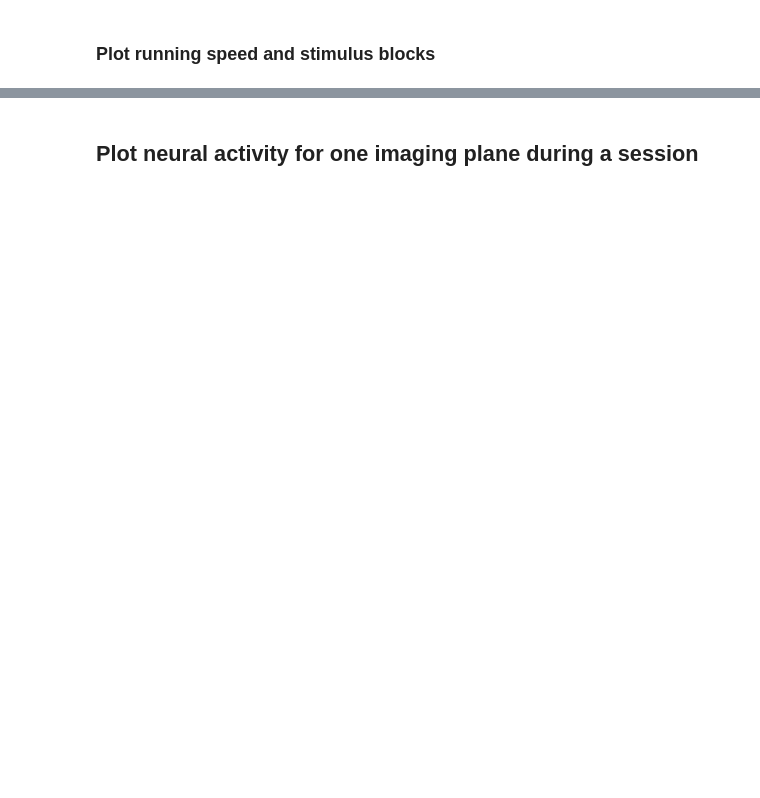
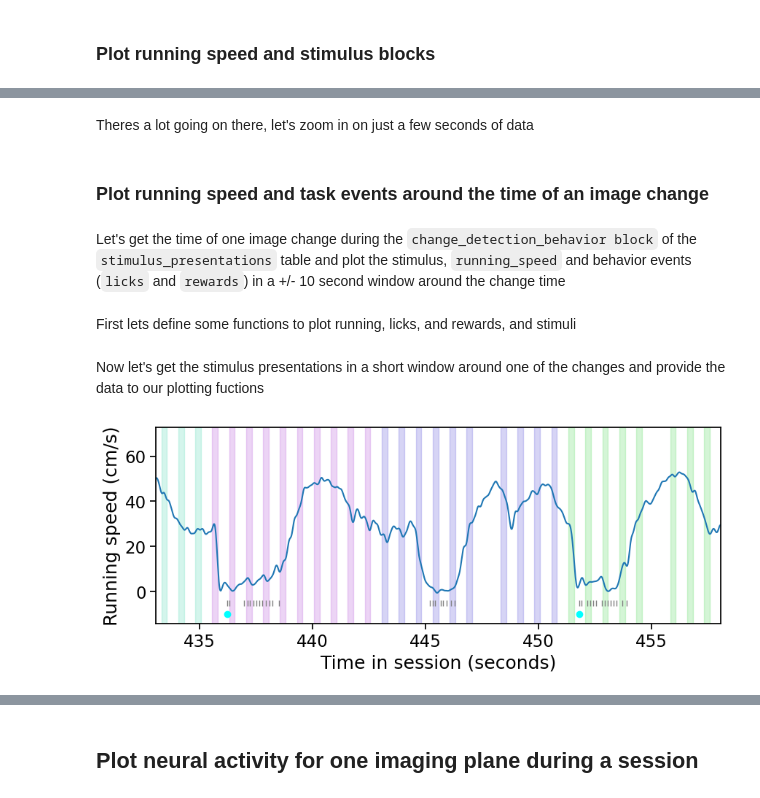
Before and after one commit to mattjdavis/SWDB_2024_Physiology, a Jupyter notebook: code/dev/Day1_VBO_intro.ipynb, the cells around one changed output, grey strips where cells are left out. Saved outputs shown, nothing was run; the diff lists cells and outputs as text; code cells hidden in the pictures; blank space fills up the shorter version.

```diff
--- a/code/dev/Day1_VBO_intro.ipynb
+++ b/code/dev/Day1_VBO_intro.ipynb
@@ -291,0 +194,8 @@ https://allenswdb.github.io/physiology/stimuli/visual-behavior/VB-Behavior.html
+# %% [markdown]
+Theres a lot going on there, let's zoom in on just a few seconds of data
+# %% [markdown]
+### Plot running speed and task events around the time of an image change
+# %% [markdown]
+Let's get the time of one image change during the `change_detection_behavior block` of the `stimulus_presentations` table and plot the stimulus, `running_speed` and behavior events (`licks` and `rewards`) in a +/- 10 second window around the change time
+# %% [markdown]
+First lets define some functions to plot running, licks, and rewards, and stimuli
@@ -291,0 +290,34 @@ https://allenswdb.github.io/physiology/stimuli/visual-behavior/VB-Behavior.html
+# %% [markdown]
+Now let's get the stimulus presentations in a short window around one of the changes and provide the data to our plotting fuctions
+# %%
+# Get change detection behavior block from stimulus presentations table
+stimulus_block_name = 'change_detection_behavior'
+change_detection_stimuli = stimulus_presentations[(stimulus_presentations.stimulus_block_name==stimulus_block_name)]
+
+# Get stimulus presentations corresponding to image changes
+image_changes = change_detection_stimuli[(change_detection_stimuli.is_change==True)]
+
+#  Pick one image change start time
+image_change_time = image_changes.start_time.values[11]
+
+# Get a defined window of time around the image change
+window_start = image_change_time-10
+window_end = image_change_time+15
+# %%
+# Plot stimulus and behavior together in this window using our functions
+
+fig, ax = plt.subplots(figsize=(10, 3.5))
+
+# Plot stimuli using function we created, for the subset of stimuli we selected
+ax = plot_stimuli_in_window(change_detection_stimuli, window_start, window_end, ax)
+
+# Plot running speed in the window we selected
+ax = plot_running_speed_in_window(behavior_session.running_speed, window_start, window_end, ax)
+
+# Plot licks in the window we selected
+ax = plot_licks_in_window(behavior_session.licks, window_start, window_end, ax)
+
+# Plot rewards in the window we selected
+ax = plot_rewards_in_window(behavior_session.rewards, window_start, window_end, ax)
+# %% [output]
+[figure, added]
```
Also changed, not shown: parts of 68 cells of this notebook, 2 other files.
